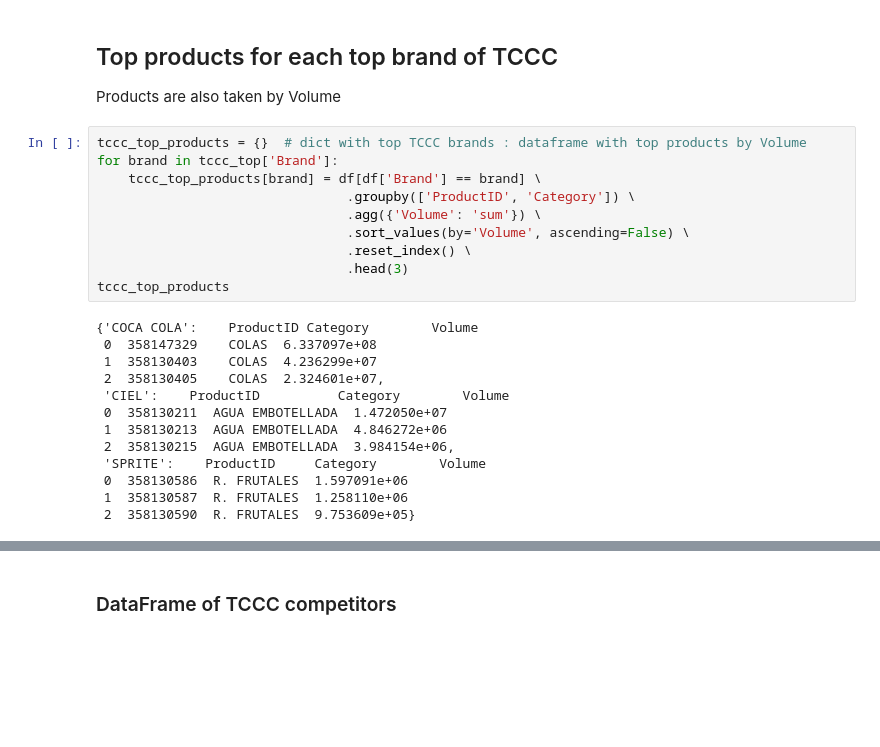
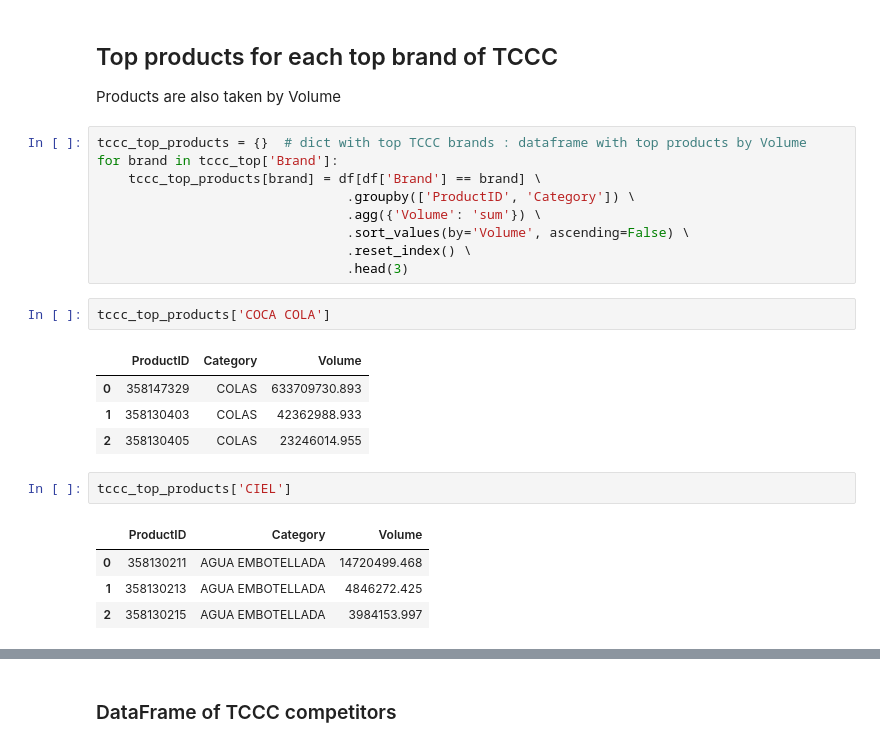
Before and after one commit to BRomanchuk/products-metrics, a Jupyter notebook: eda_products.ipynb, the cells around one changed output, grey strips where cells are left out. Saved outputs shown, nothing was run; the diff lists cells and outputs as text; blank space fills up the shorter version.

```diff
--- a/eda_products.ipynb
+++ b/eda_products.ipynb
@@ -237,17 +243,17 @@ for brand in tccc_top['Brand']:
                                 .sort_values(by='Volume', ascending=False) \
                                 .reset_index() \
                                 .head(3)
-tccc_top_products
-# %% [output]
-{'COCA COLA':    ProductID Category        Volume
- 0  358147329    COLAS  6.337097e+08
- 1  358130403    COLAS  4.236299e+07
- 2  358130405    COLAS  2.324601e+07,
- 'CIEL':    ProductID          Category        Volume
- 0  358130211  AGUA EMBOTELLADA  1.472050e+07
- 1  358130213  AGUA EMBOTELLADA  4.846272e+06
- 2  358130215  AGUA EMBOTELLADA  3.984154e+06,
- 'SPRITE':    ProductID     Category        Volume
- 0  358130586  R. FRUTALES  1.597091e+06
- 1  358130587  R. FRUTALES  1.258110e+06
- 2  358130590  R. FRUTALES  9.753609e+05}
+# %%
+tccc_top_products['COCA COLA']
+# %% [output]
+|  | ProductID | Category | Volume |
+| 0 | 358147329 | COLAS | 633709730.893 |
+| 1 | 358130403 | COLAS | 42362988.933 |
+| 2 | 358130405 | COLAS | 23246014.955 |
+# %%
+tccc_top_products['CIEL']
+# %% [output]
+|  | ProductID | Category | Volume |
+| 0 | 358130211 | AGUA EMBOTELLADA | 14720499.468 |
+| 1 | 358130213 | AGUA EMBOTELLADA | 4846272.425 |
+| 2 | 358130215 | AGUA EMBOTELLADA | 3984153.997 |
```
Also changed, not shown: parts of 26 cells of this notebook.
